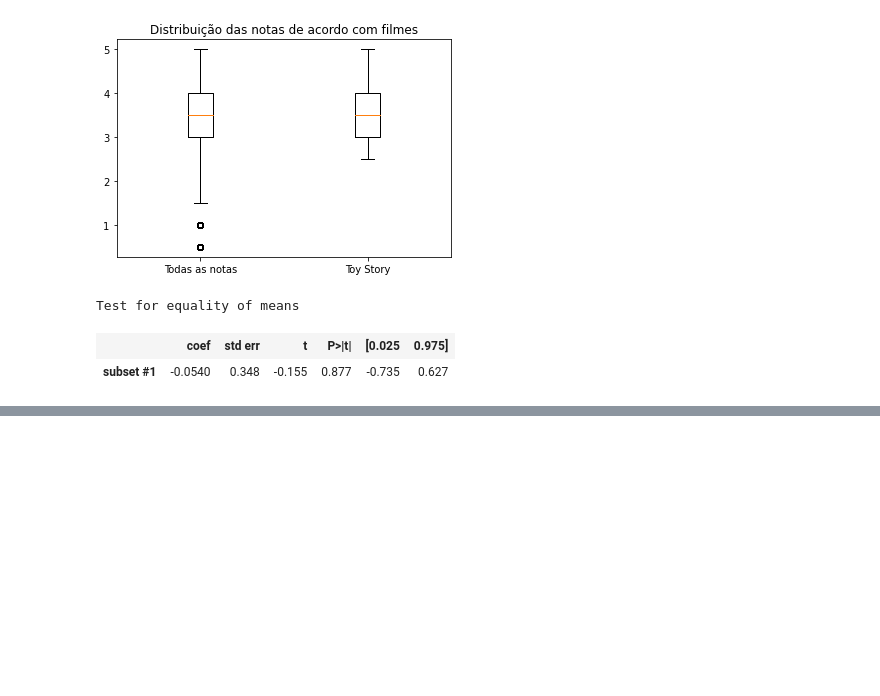
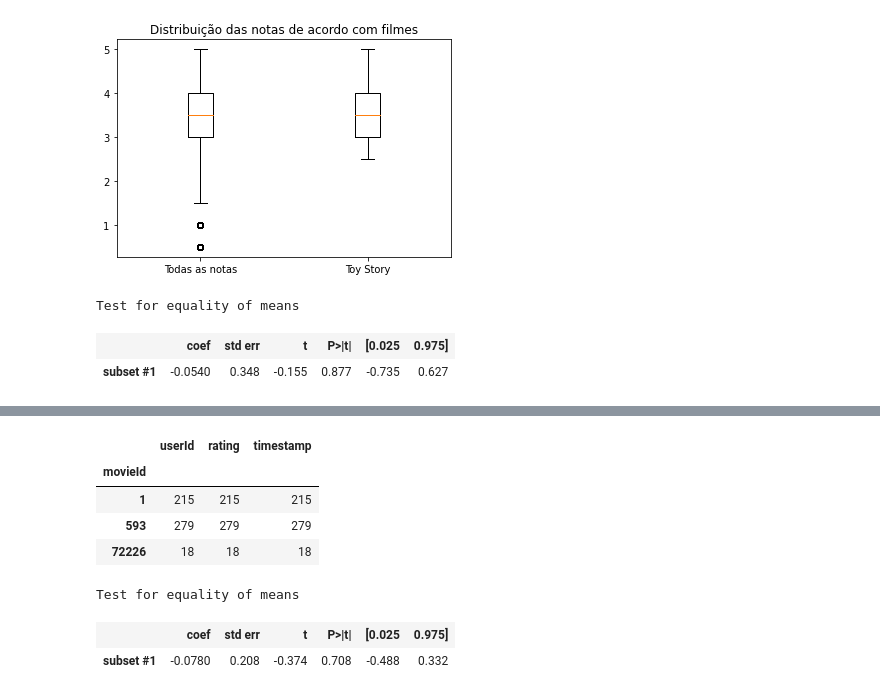
Before and after one commit to caiobarretta/Alura, a Jupyter notebook: Data Science/Formação Data Science/Data Science Introdução a testes estatísticos com Python/Data Science - Introdução a Testes.ipynb, the cells around one changed output, grey strips where cells are left out. Saved outputs shown, nothing was run; the diff lists cells and outputs as text; code cells hidden in the pictures; blank space fills up the shorter version.

```diff
--- a/Data Science/Formação Data Science/Data Science Introdução a testes estatísticos com Python/Data Science - Introdução a Testes.ipynb
+++ b/Data Science/Formação Data Science/Data Science Introdução a testes estatísticos com Python/Data Science - Introdução a Testes.ipynb
@@ -405,0 +532,17 @@ Test for equality of means
+# %%
+notas.query("movieId in [1, 593, 72226]").groupby("movieId").count()
+# %% [output]
+|  | userId | rating | timestamp |
+| movieId |  |  |  |
+| 1 | 215 | 215 | 215 |
+| 593 | 279 | 279 | 279 |
+| 72226 | 18 | 18 | 18 |
+# %%
+descr_72226 = DescrStatsW(notas72226.rating)
+descr_593 = DescrStatsW(notas593.rating)
+comparacao = descr_72226.get_compare(descr_593)
+comparacao.summary(use_t=True)
+# %% [output]
+Test for equality of means
+|  | coef | std err | t | P>|t| | [0.025 | 0.975] |
+| subset #1 | -0.0780 | 0.208 | -0.374 | 0.708 | -0.488 | 0.332 |
```
Also changed, not shown: parts of 16 cells of this notebook.
